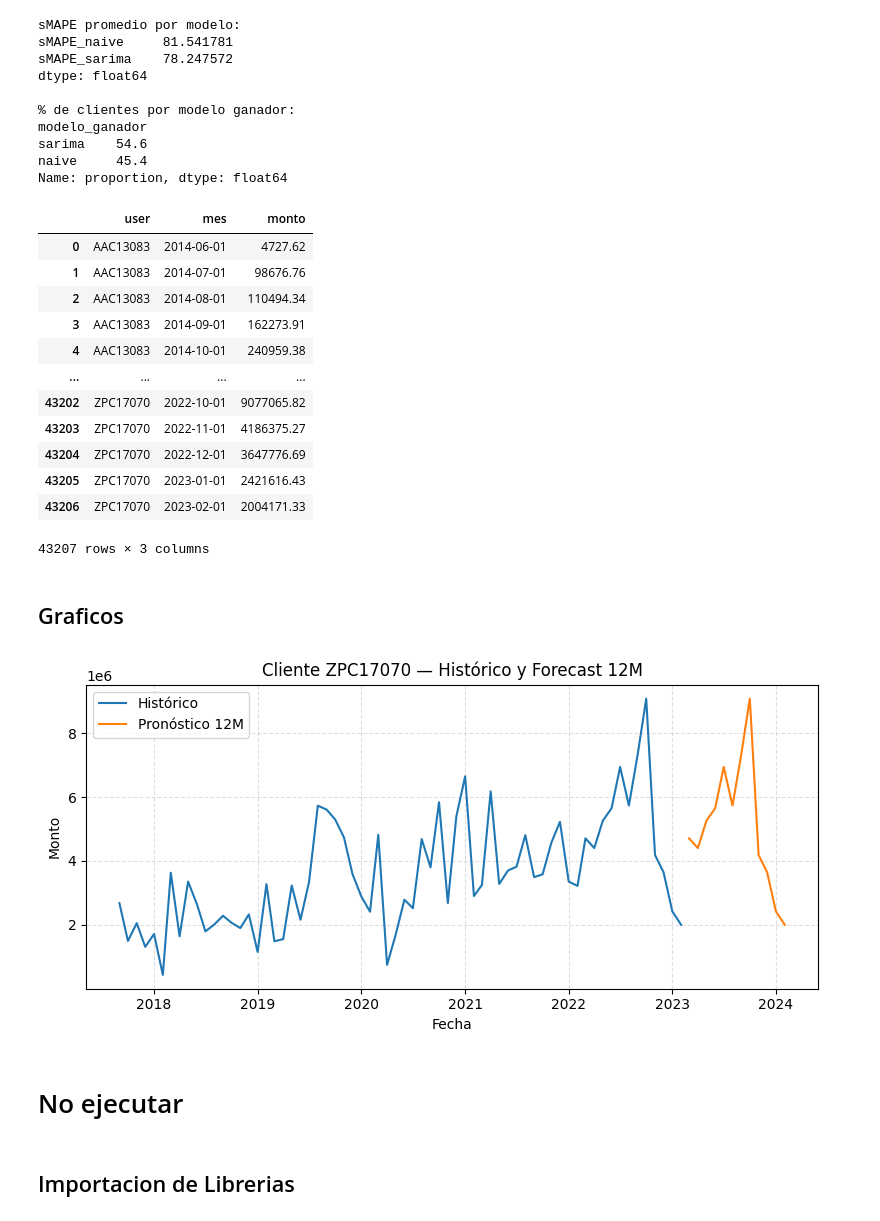
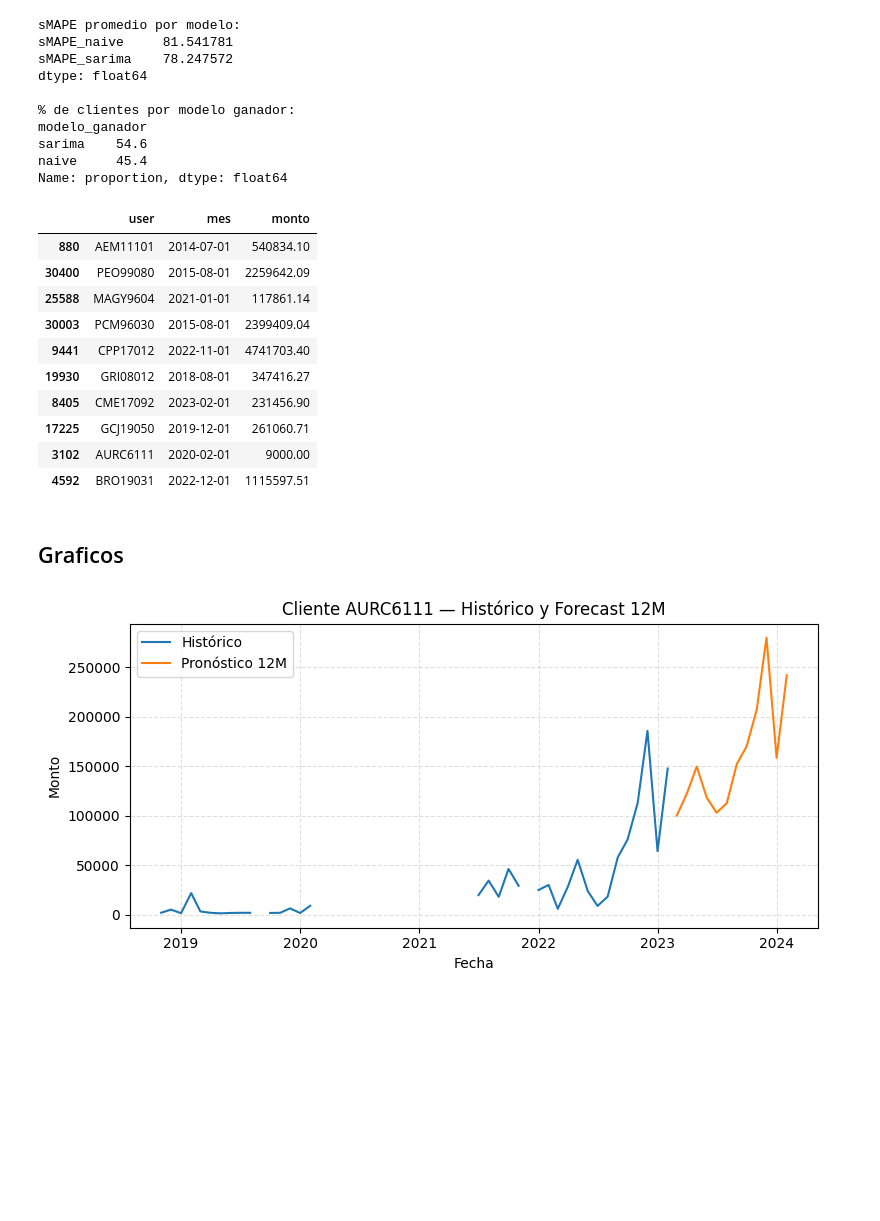
Before and after one commit to Luisinho-31/Kapital_Bank_Challenge, a Jupyter notebook: Kapital_Bank_ventas_LFCG.ipynb, the cells around one changed output. Drawn from its saved outputs; the diff is of its cells as text; code cells hidden in the pictures; blank space fills up the shorter version.

Commit message:
Ejercicio de proyeccion de ventas para ejercicio de Kapital Bank

```diff
--- a/Kapital_Bank_ventas_LFCG.ipynb
+++ b/Kapital_Bank_ventas_LFCG.ipynb
@@ -184,42 +186,36 @@ sarima    54.6
 naive     45.4
 Name: proportion, dtype: float64
 # %%
-df_ventas
+df_ventas.sample(10)
 # %% [output]
 |  | user | mes | monto |
-| 0 | AAC13083 | 2014-06-01 | 4727.62 |
-| 1 | AAC13083 | 2014-07-01 | 98676.76 |
-| 2 | AAC13083 | 2014-08-01 | 110494.34 |
-| 3 | AAC13083 | 2014-09-01 | 162273.91 |
-| 4 | AAC13083 | 2014-10-01 | 240959.38 |
-| ... | ... | ... | ... |
-| 43202 | ZPC17070 | 2022-10-01 | 9077065.82 |
-| 43203 | ZPC17070 | 2022-11-01 | 4186375.27 |
-| 43204 | ZPC17070 | 2022-12-01 | 3647776.69 |
-| 43205 | ZPC17070 | 2023-01-01 | 2421616.43 |
-| 43206 | ZPC17070 | 2023-02-01 | 2004171.33 |
+| 880 | AEM11101 | 2014-07-01 | 540834.10 |
+| 30400 | PEO99080 | 2015-08-01 | 2259642.09 |
+| 25588 | MAGY9604 | 2021-01-01 | 117861.14 |
+| 30003 | PCM96030 | 2015-08-01 | 2399409.04 |
+| 9441 | CPP17012 | 2022-11-01 | 4741703.40 |
+| 19930 | GRI08012 | 2018-08-01 | 347416.27 |
+| 8405 | CME17092 | 2023-02-01 | 231456.90 |
+| 17225 | GCJ19050 | 2019-12-01 | 261060.71 |
+| 3102 | AURC6111 | 2020-02-01 | 9000.00 |
+| 4592 | BRO19031 | 2022-12-01 | 1115597.51 |
-43207 rows × 3 columns
 # %% [markdown]
 ## Graficos
 # %%
 
 # Se toma cualquier user
-cid_demo = df_ventas['user'].iloc[43202]
+cid_demo = df_ventas['user'].iloc[3102]
 hist_cli = df_ventas[df_ventas['user'] == cid_demo].set_index('mes')['monto'].asfreq('MS')
 fut_cli = forecast[forecast['user'] == cid_demo].set_index('mes')['yhat']
 
 plt.figure(figsize=(8,4))
 plt.plot(hist_cli.index, hist_cli.values, label='Histórico')
 plt.plot(fut_cli.index, fut_cli.values, label='Pronóstico 12M')
 plt.title(f'Cliente {cid_demo} — Histórico y Forecast 12M')
 plt.xlabel('Fecha'); plt.ylabel('Monto')
 plt.legend()
 plt.grid(True, linestyle='--', alpha=0.4)
 plt.tight_layout()
 plt.show()
 # %% [output]
-[figure, old version]
+[figure, new version]
-# %% [markdown]
-# No ejecutar
-# %% [markdown]
-## Importacion de Librerias
```
Also changed, not shown: parts of 19 cells of this notebook.
